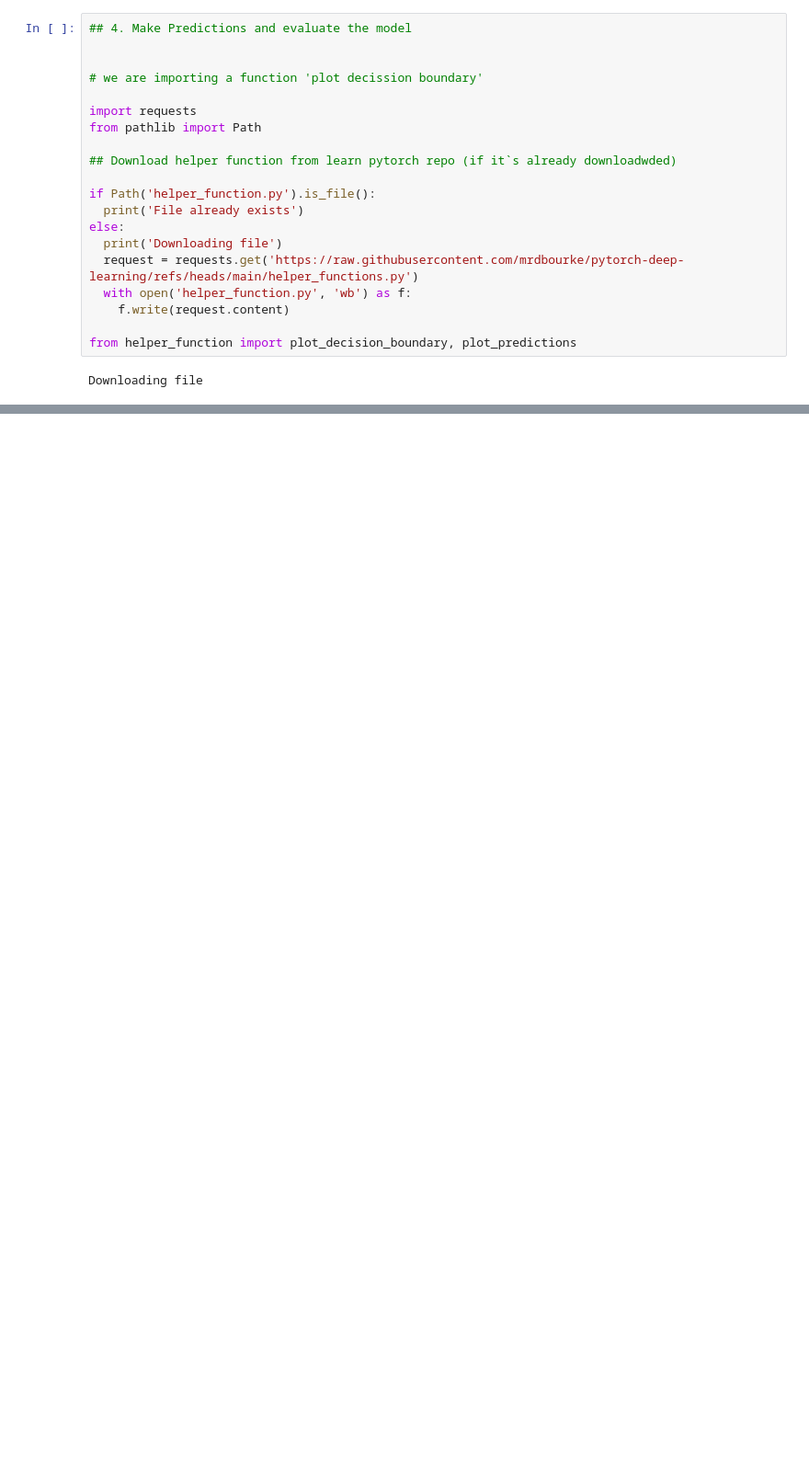
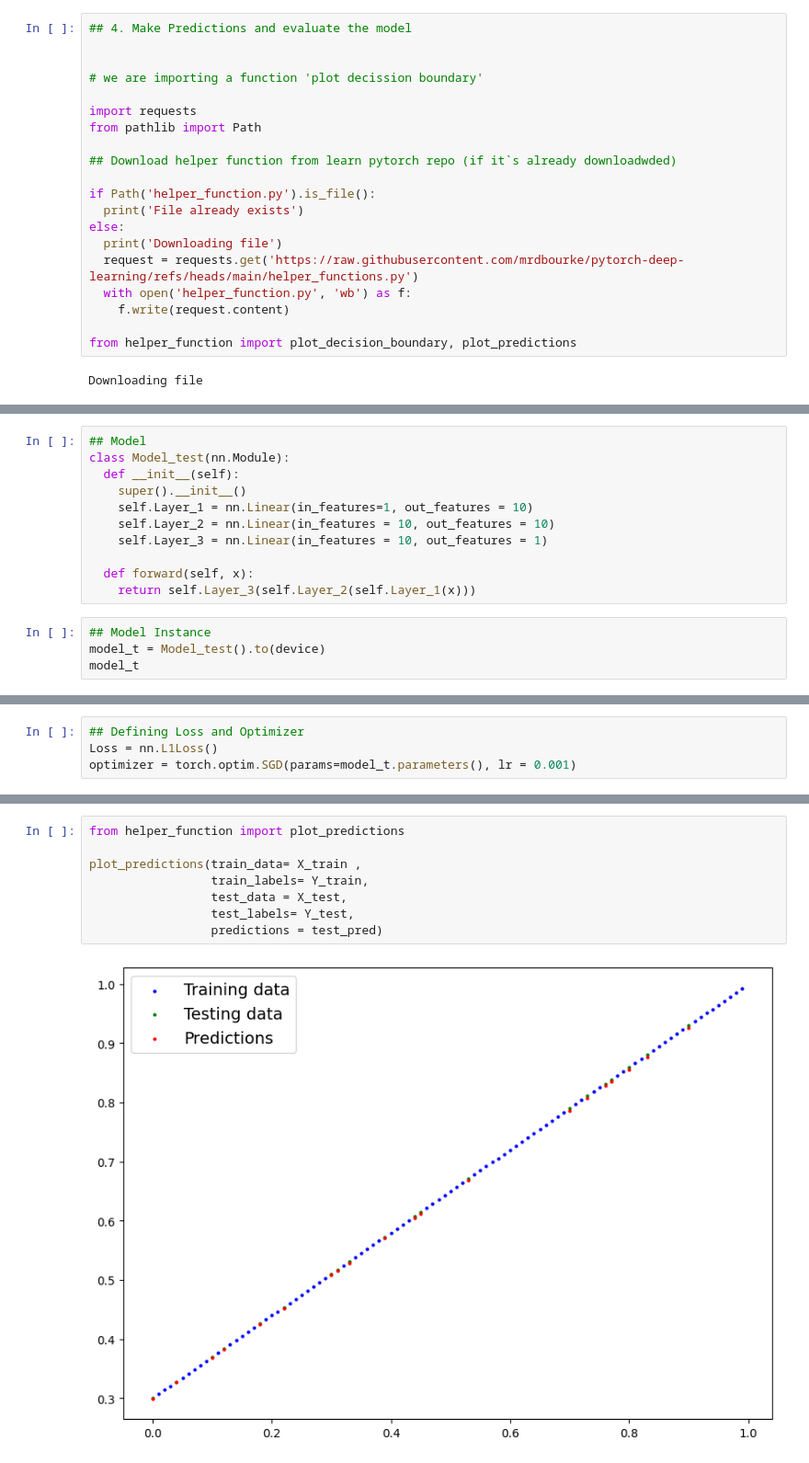
Before and after one commit to Alokiitdh/PyTorch, a Jupyter notebook: 02_PyTorch_NN_Classification.ipynb, the cells around one changed output, grey strips where cells are left out. Shown at 92% size. Drawn from its saved outputs; the diff is of its cells as text; blank space fills up the shorter version.

```diff
--- a/02_PyTorch_NN_Classification.ipynb
+++ b/02_PyTorch_NN_Classification.ipynb
@@ -379,0 +545,15 @@ plot_decision_boundary(model = model,
+# %%
+## Model
+class Model_test(nn.Module):
+  def __init__(self):
+    super().__init__()
+    self.Layer_1 = nn.Linear(in_features=1, out_features = 10)
+    self.Layer_2 = nn.Linear(in_features = 10, out_features = 10)
+    self.Layer_3 = nn.Linear(in_features = 10, out_features = 1)
+
+  def forward(self, x):
+    return self.Layer_3(self.Layer_2(self.Layer_1(x)))
+# %%
+## Model Instance
+model_t = Model_test().to(device)
+model_t
@@ -379,0 +566,4 @@ plot_decision_boundary(model = model,
+# %%
+## Defining Loss and Optimizer
+Loss = nn.L1Loss()
+optimizer = torch.optim.SGD(params=model_t.parameters(), lr = 0.001)
@@ -379,0 +623,10 @@ plot_decision_boundary(model = model,
+# %%
+from helper_function import plot_predictions
+
+plot_predictions(train_data= X_train ,
+                 train_labels= Y_train,
+                 test_data = X_test,
+                 test_labels= Y_test,
+                 predictions = test_pred)
+# %% [output]
+[figure, added]
```
Also changed, not shown: parts of 55 cells of this notebook.
